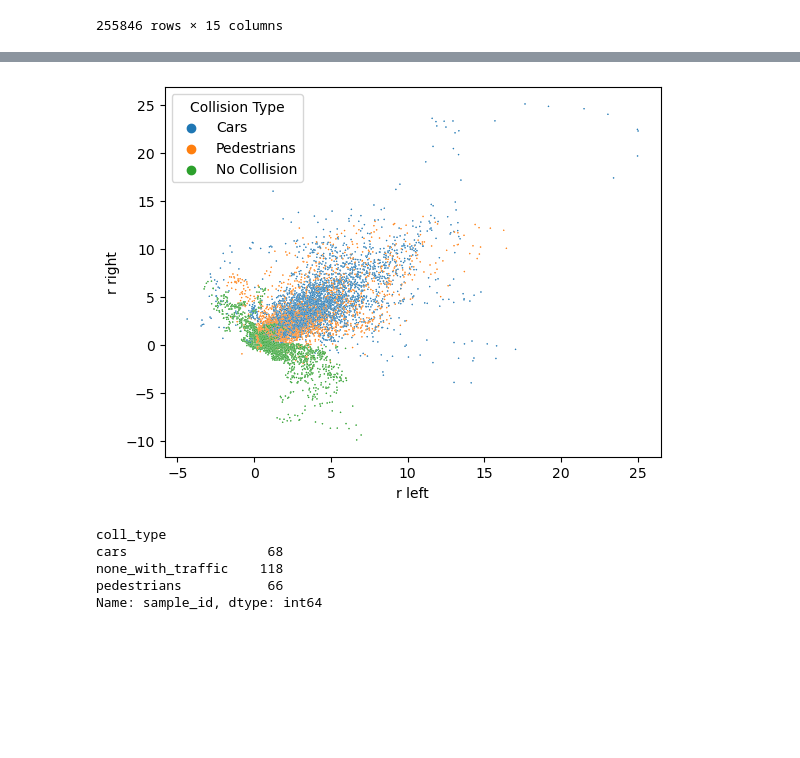
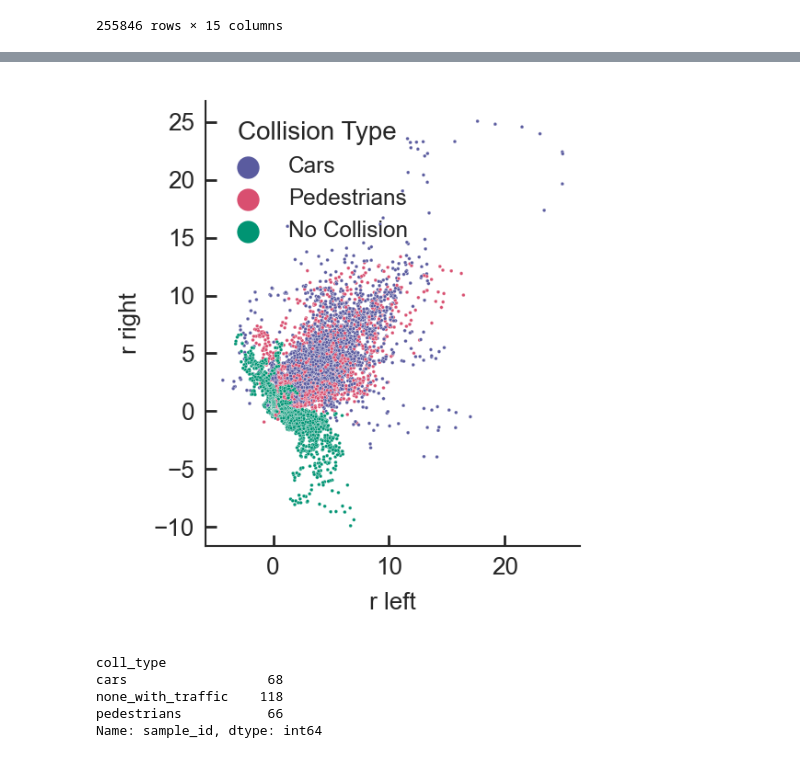
Before and after one commit to FabianSchubert/Bio-Inspired-Event-Based-Looming-Object-Detection-for-Automotive-Collision-Avoidance, a Jupyter notebook: experiments/dsec/gen_results_noisy.ipynb, the cells around one changed output, grey strips where cells are left out. Saved outputs shown, nothing was run; the diff lists cells and outputs as text; code cells hidden in the pictures; blank space fills up the shorter version.

Commit message:
fix labels in dsec plots

```diff
--- a/experiments/dsec/gen_results_noisy.ipynb
+++ b/experiments/dsec/gen_results_noisy.ipynb
@@ -233 +236,4 @@ df_responses["dist"] = df_responses["vel"] * np.abs(df_responses["time"] / 1000)
+# %%
+# load pandas dataframe df_responses
+df_responses = pd.read_csv("df_responses.csv")
 # %%
@@ -237,10 +255,20 @@ array(['cars', 'pedestrians', 'none_with_traffic'], dtype=object)
 # %%
 df_filt = df_responses[(df_responses["time"]>= -1000) & (df_responses["tile_idx_y"] == 1) & (df_responses["tile_idx_x"] == 1)]
+plt.style.use('plots.mplstyle')
 
-sns.scatterplot(data=df_filt, x="r left", y="r right", hue="Collision Type", s=1)
+fig, ax = plt.subplots(figsize=(TEXT_WIDTH * 0.4, TEXT_WIDTH * 0.4))
+
+ax.set_aspect("equal")
+
+sns.scatterplot(data=df_filt, x="r left", y="r right", hue="Collision Type", s=1, ax=ax, rasterized=True)
+
+fig.tight_layout()
+
+fig.savefig("scatterplot_r_left_right.pdf")
+fig.savefig("scatterplot_r_left_right.png", dpi=300)
 plt.show()
 # %% [output]
-[figure, old version]
+[figure, new version]
 # %%
 df_responses.groupby(["coll_type"])["sample_id"].nunique()
 # %% [output]
```
Also changed, not shown: parts of 22 cells of this notebook.
